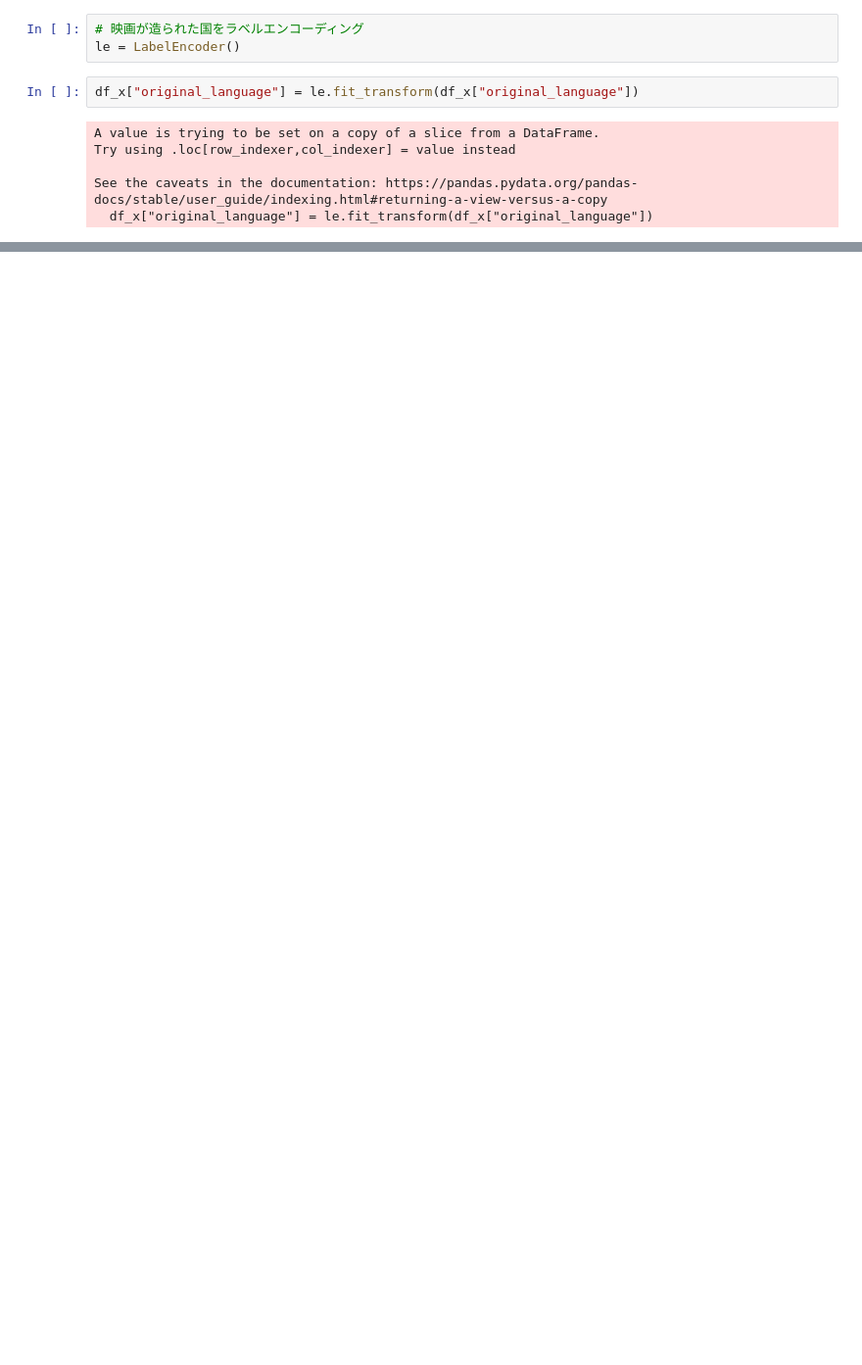
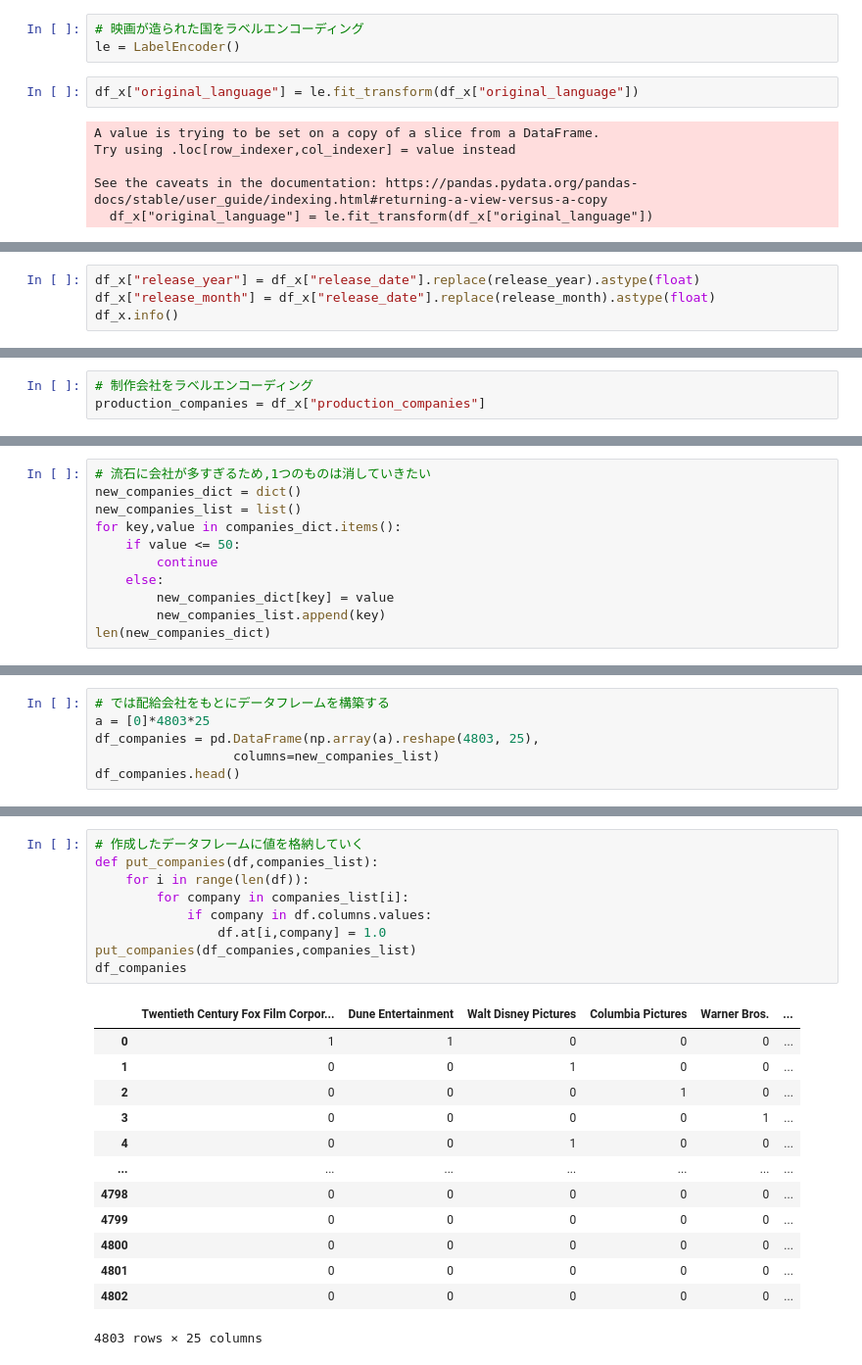
Before and after one commit to yoshimi-I/movie-prediction, a Jupyter notebook: main.ipynb, the cells around one changed output, grey strips where cells are left out. Shown at 98% size. Drawn from its saved outputs; the diff is of its cells as text; blank space fills up the shorter version.

```diff
--- a/main.ipynb
+++ b/main.ipynb
@@ -294,0 +242,4 @@ Name: release_date, Length: 3280, dtype: int64
+# %%
+df_x["release_year"] = df_x["release_date"].replace(release_year).astype(float)
+df_x["release_month"] = df_x["release_date"].replace(release_month).astype(float)
+df_x.info()
@@ -294,0 +272,3 @@ Name: release_date, Length: 3280, dtype: int64
+# %%
+# 制作会社をラベルエンコーディング
+production_companies = df_x["production_companies"]
@@ -294,0 +327,11 @@ Name: release_date, Length: 3280, dtype: int64
+# %%
+# 流石に会社が多すぎるため,1つのものは消していきたい
+new_companies_dict = dict()
+new_companies_list = list()
+for key,value in companies_dict.items():
+    if value <= 50:
+        continue
+    else:
+        new_companies_dict[key] = value
+        new_companies_list.append(key)
+len(new_companies_dict)
@@ -294,0 +360,6 @@ Name: release_date, Length: 3280, dtype: int64
+# %%
+# では配給会社をもとにデータフレームを構築する
+a = [0]*4803*25
+df_companies = pd.DataFrame(np.array(a).reshape(4803, 25),
+                  columns=new_companies_list)
+df_companies.head()
@@ -294,0 +374,23 @@ Name: release_date, Length: 3280, dtype: int64
+# %%
+# 作成したデータフレームに値を格納していく
+def put_companies(df,companies_list):
+    for i in range(len(df)):
+        for company in companies_list[i]:
+            if company in df.columns.values:
+                df.at[i,company] = 1.0
+put_companies(df_companies,companies_list)
+df_companies
+# %% [output]
+|  | Twentieth Century Fox Film Corpor... | Dune Entertainment | Walt Disney Pictures | Columbia Pictures | Warner Bros. | ... |
+| 0 | 1 | 1 | 0 | 0 | 0 | ... |
+| 1 | 0 | 0 | 1 | 0 | 0 | ... |
+| 2 | 0 | 0 | 0 | 1 | 0 | ... |
+| 3 | 0 | 0 | 0 | 0 | 1 | ... |
+| 4 | 0 | 0 | 1 | 0 | 0 | ... |
+| ... | ... | ... | ... | ... | ... | ... |
+| 4798 | 0 | 0 | 0 | 0 | 0 | ... |
+| 4799 | 0 | 0 | 0 | 0 | 0 | ... |
+| 4800 | 0 | 0 | 0 | 0 | 0 | ... |
+| 4801 | 0 | 0 | 0 | 0 | 0 | ... |
+| 4802 | 0 | 0 | 0 | 0 | 0 | ... |
+4803 rows × 25 columns
```
Also changed, not shown: parts of 30 cells of this notebook.
